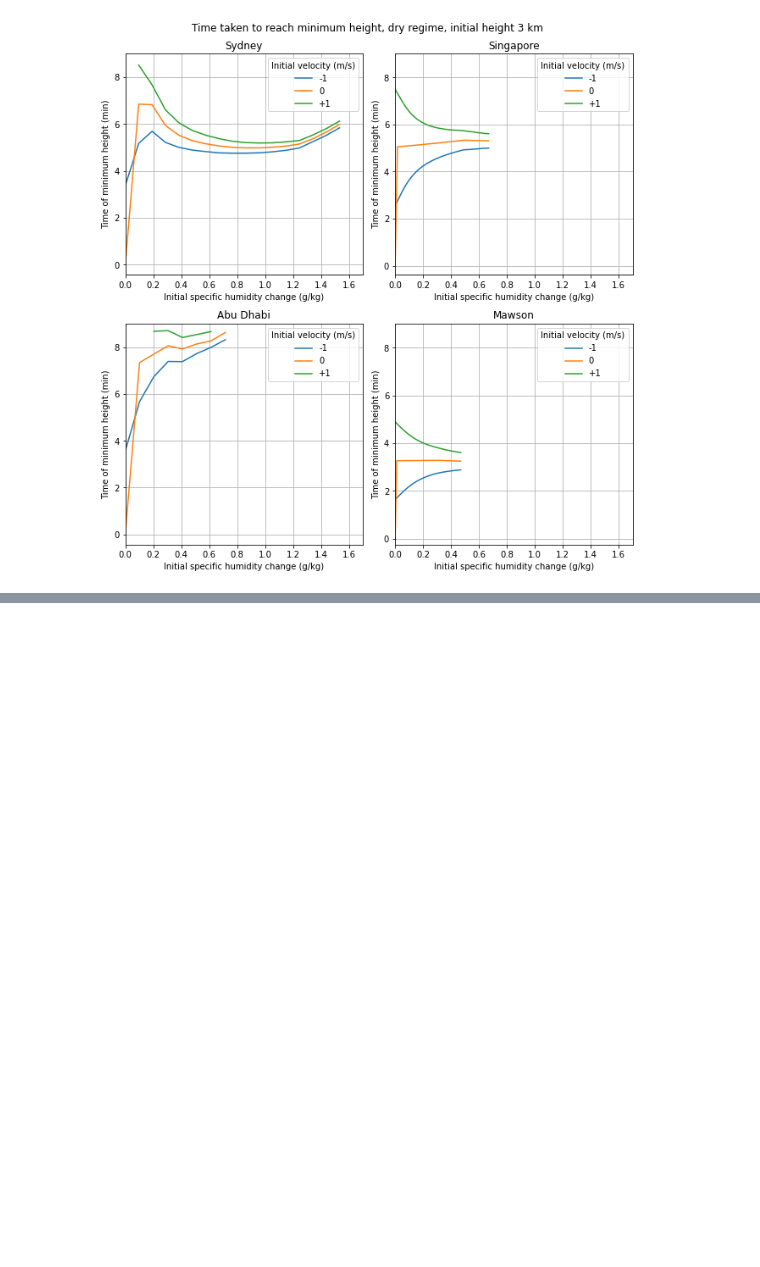
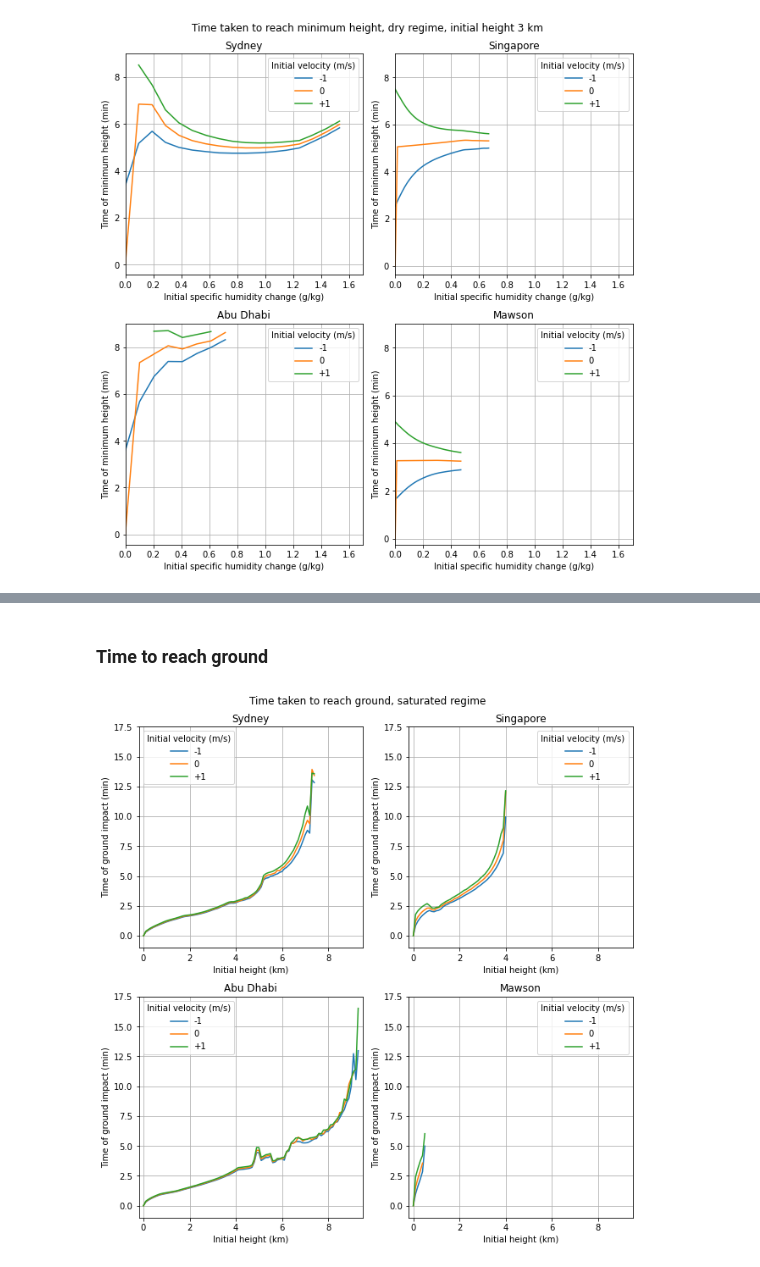
Before and after one commit to tschanzer/taste-of-research-21T3, a Jupyter notebook: notebooks/20210928_motion_with_initial_velocity/20210928_motion_with_initial_velocity.ipynb, the cells around one changed output, grey strips where cells are left out. Saved outputs shown, nothing was run; the diff lists cells and outputs as text; code cells hidden in the pictures; blank space fills up the shorter version.

```diff
--- a/notebooks/20210928_motion_with_initial_velocity/20210928_motion_with_initial_velocity.ipynb
+++ b/notebooks/20210928_motion_with_initial_velocity/20210928_motion_with_initial_velocity.ipynb
@@ -547,0 +574,36 @@ plt.show()
+# %% [markdown]
+### Time to reach ground
+# %%
+fig = plt.figure(figsize=(9,9))
+
+for i, sounding in enumerate([sydney, singapore, abu_dhabi, mawson]):
+    ax = fig.add_subplot(221+i)
+    ax.plot(
+        initial_height,
+        initial_velocity_down[sounding.name].hit_ground_time.to(units.min),
+        label='-1')
+    ax.plot(
+        initial_height,
+        initial_velocity_zero[sounding.name].hit_ground_time.to(units.min),
+        label='0')
+    ax.plot(
+        initial_height,
+        initial_velocity_up[sounding.name].hit_ground_time.to(units.min),
+        label='+1')
+    lgd = ax.legend()
+    lgd.set_title('Initial velocity (m/s)')
+    ax.set_ylim(-1, 17.5)
+    ax.set_xlim(-0.2, 9.5)
+    ax.set(
+        xlabel='Initial height (km)',
+        ylabel='Time of ground impact (min)',
+        title=sounding.name)
+    ax.grid()
+fig.tight_layout()
+fig.suptitle('Time taken to reach ground, saturated regime', y=1.015)
+fig.savefig(
+    fig_path + 'saturated_ground_impact_time_comparison.png',
+    dpi=300, facecolor='w', bbox_inches='tight')
+plt.show()
+# %% [output]
+[figure, added]
```
Also changed, not shown: parts of 24 cells of this notebook, 9 other files.
